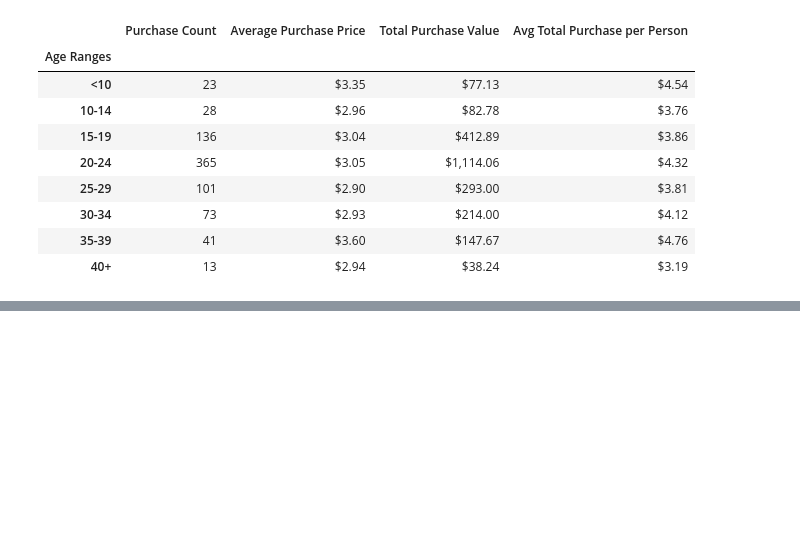
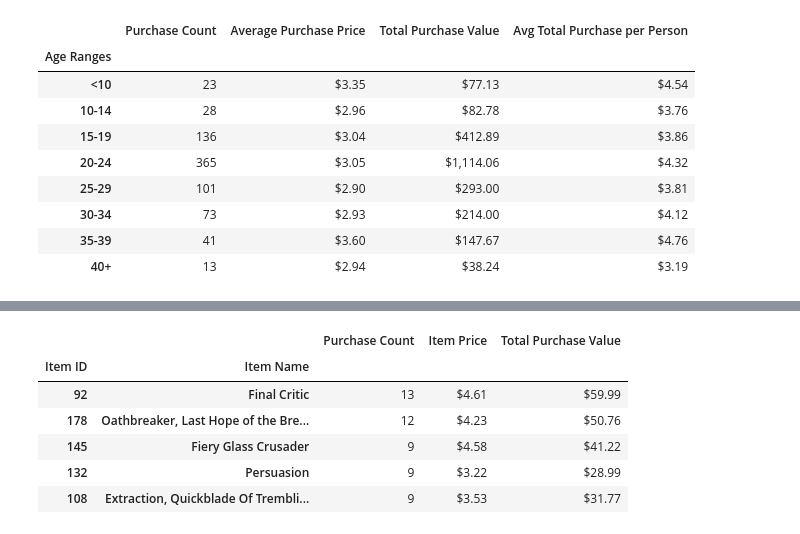
Before and after one commit to eggsnbacon97/pandas-challenge, a Jupyter notebook: heroes_of_pymoli/heroes_of_pymoli.ipynb, the cells around one changed output, grey strips where cells are left out. Saved outputs shown, nothing was run; the diff lists cells and outputs as text; code cells hidden in the pictures; blank space fills up the shorter version.

Commit message:
Finalized code and included instructions

```diff
--- a/heroes_of_pymoli/heroes_of_pymoli.ipynb
+++ b/heroes_of_pymoli/heroes_of_pymoli.ipynb
@@ -302,0 +458,42 @@ age_purchase_table
+# %%
+# Find popular items--------------------------------------------
+
+popular_data = purchase_data[["Item ID", "Item Name", "Price"]]
+
+# Organize items------------------------------------------------
+
+popular_items = popular_data.groupby(["Item ID","Item Name"])
+
+# Purchase Count------------------------------------------------
+
+purchase_count = popular_items["Price"].count()
+
+# Item Price-----------------------------------------------------
+
+item_price = popular_items["Price"].sum()
+
+# Total Purchase Value--------------------------------------------
+
+item_purchase_value = item_price / purchase_count
+
+# Print out data---------------------------------------------------
+
+most_popular_raw = pd.DataFrame({
+
+    "Purchase Count": purchase_count,
+    "Item Price": item_purchase_value,
+    "Total Purchase Value": item_price
+    })
+
+most_popular = most_popular_raw.sort_values(["Purchase Count"], ascending=False).head()
+most_popular["Item Price"] = most_popular["Item Price"].astype(float).apply("${:,.2f}".format)
+most_popular["Total Purchase Value"] = most_popular["Total Purchase Value"].astype(float).apply("${:,.2f}".format)
+most_popular
+# %% [output]
+|  |  | Purchase Count | Item Price | Total Purchase Value |
+| Item ID | Item Name |  |  |  |
+| 92 | Final Critic | 13 | $4.61 | $59.99 |
+| 178 | Oathbreaker, Last Hope of the Bre... | 12 | $4.23 | $50.76 |
+| 145 | Fiery Glass Crusader | 9 | $4.58 | $41.22 |
+| 132 | Persuasion | 9 | $3.22 | $28.99 |
+| 108 | Extraction, Quickblade Of Trembli... | 9 | $3.53 | $31.77 |
```
Also changed, not shown: parts of 22 cells of this notebook.
